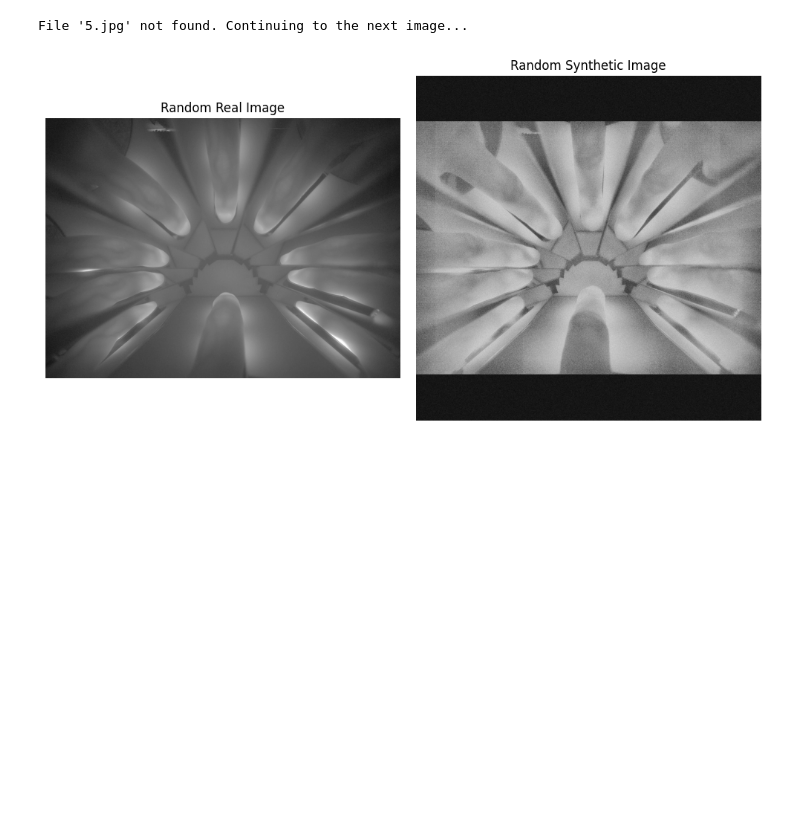
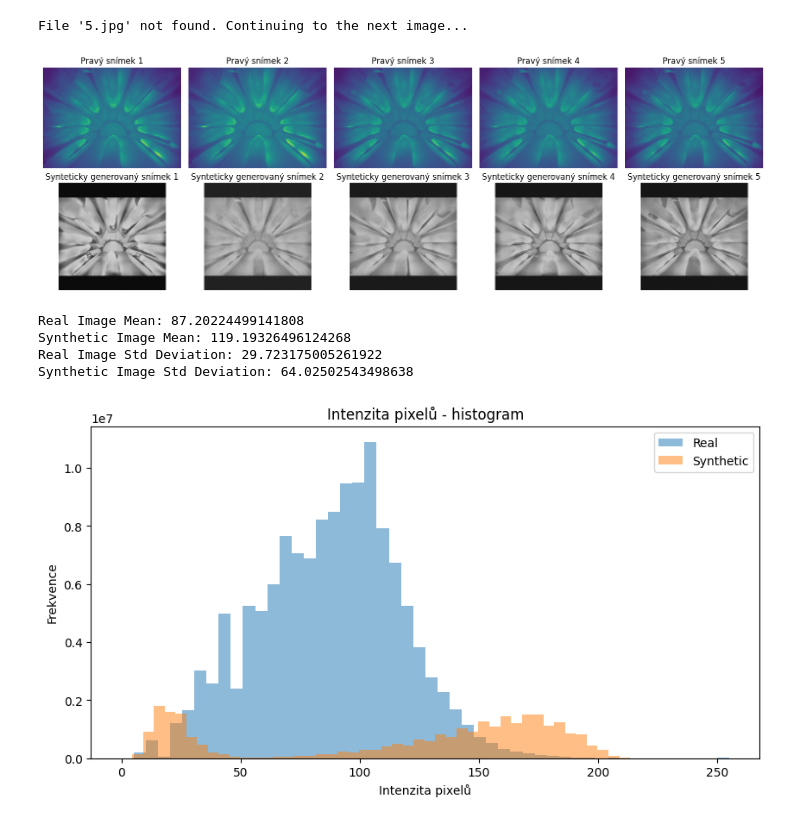
Before and after one commit to surViVeCZ/BIO, a Jupyter notebook: tests.ipynb, the cells around one changed output. Drawn from its saved outputs; the diff is of its cells as text; code cells hidden in the pictures; blank space fills up the shorter version.

```diff
--- a/tests.ipynb
+++ b/tests.ipynb
@@ -74,25 +74,50 @@ def load_data(metadata_path, real_data_directory, synthetic_data_directory, num_
 real_images, synthetic_images, labels = load_data("data_description.xlsx", "dataset", "final_synth_data", num_real_folders=2, num_synthetic_images=10)
 # %% [output]
 File '5.jpg' not found. Continuing to the next image...
-# %%
-import matplotlib.pyplot as plt
-import random
-selected_real_image = random.choice(real_images)
-selected_synthetic_image = random.choice(synthetic_images)
-
-plt.figure(figsize=(10, 5))
-
-plt.subplot(1, 2, 1)
-plt.imshow(selected_real_image, cmap='gray')
-plt.title('Random Real Image')
-plt.axis('off')
-
-plt.subplot(1, 2, 2)
-plt.imshow(selected_synthetic_image, cmap='gray')
-plt.title('Random Synthetic Image')
-plt.axis('off')
-
-plt.tight_layout()
-plt.show()
-# %% [output]
-[figure, removed]
+# %%
+import matplotlib.pyplot as plt
+
+# Display first few real and synthetic images
+num_display = 5
+
+# Visual Inspection
+fig, axes = plt.subplots(2, num_display, figsize=(15, 5))
+for i in range(num_display):
+    axes[0, i].imshow(real_images[i])
+    axes[0, i].set_title(f"Pravý snímek {i+1}")
+    axes[0, i].axis('off')
+
+    axes[1, i].imshow(synthetic_images[i])
+    axes[1, i].set_title(f"Synteticky generovaný snímek {i+1}")
+    axes[1, i].axis('off')
+
+plt.tight_layout()
+plt.show()
+
+# Statistical Comparison
+real_mean = np.mean(real_images)
+synthetic_mean = np.mean(synthetic_images)
+real_std = np.std(real_images)
+synthetic_std = np.std(synthetic_images)
+
+print("Real Image Mean:", real_mean)
+print("Synthetic Image Mean:", synthetic_mean)
+print("Real Image Std Deviation:", real_std)
+print("Synthetic Image Std Deviation:", synthetic_std)
+
+# Histogram Comparison
+plt.figure(figsize=(10, 5))
+plt.hist(real_images.flatten(), bins=50, alpha=0.5, label='Real')
+plt.hist(synthetic_images.flatten(), bins=50, alpha=0.5, label='Synthetic')
+plt.legend()
+plt.title('Intenzita pixelů - histogram')
+plt.xlabel('Intenzita pixelů')
+plt.ylabel('Frekvence')
+plt.show()
+# %% [output]
+[figure, added]
+Real Image Mean: 87.20224499141808
+Synthetic Image Mean: 119.19326496124268
+Real Image Std Deviation: 29.723175005261922
+Synthetic Image Std Deviation: 64.02502543498638
+[figure, added]
```
Also changed, not shown: parts of 1 cell of this notebook.
